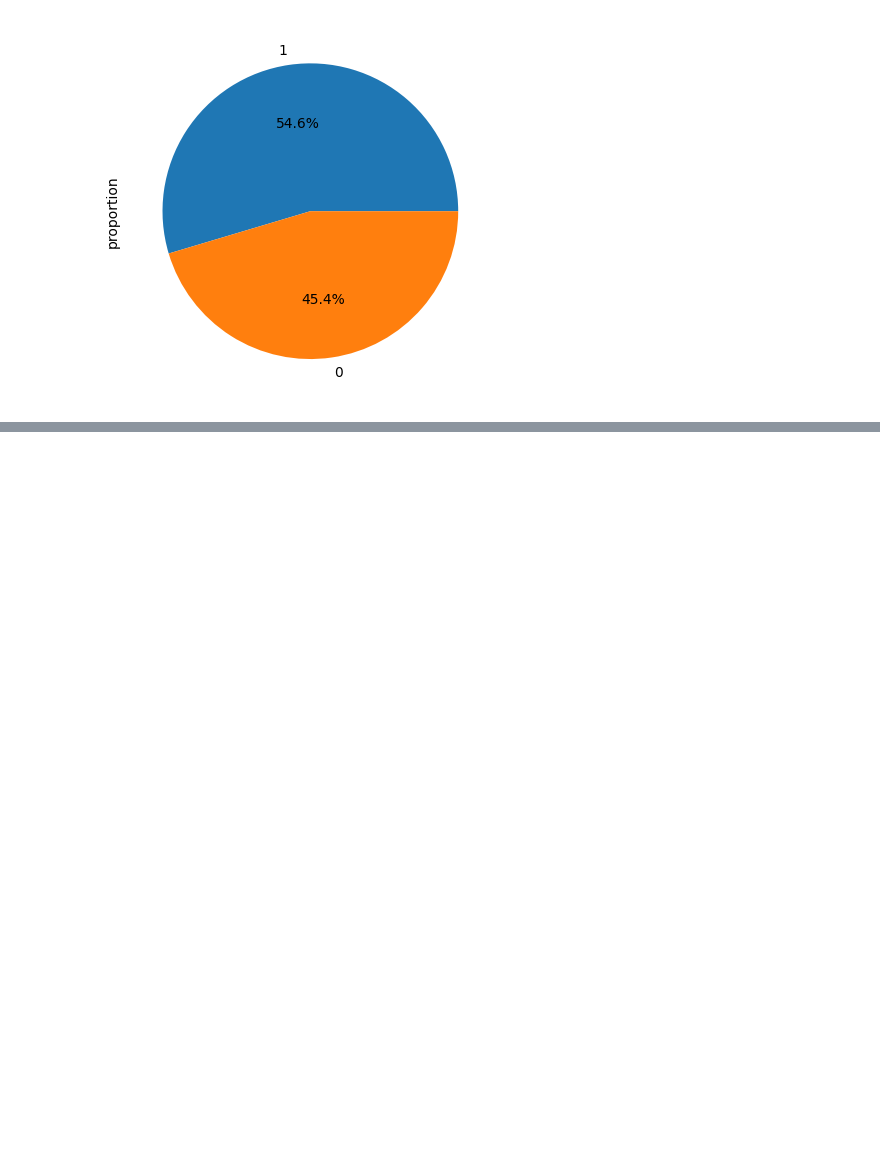
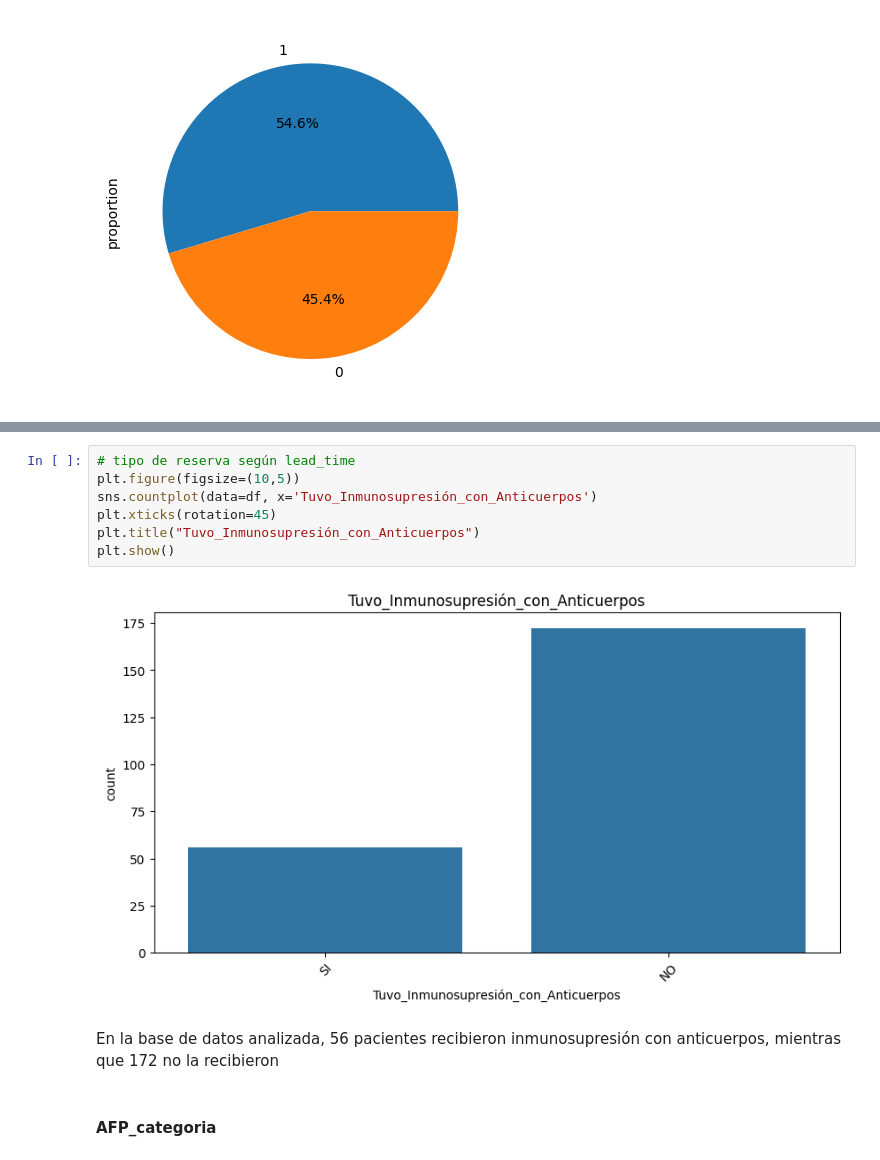
Before and after one commit to Traintain/MINE4101-202520-Proyecto-Transplantes-Hepaticos, a Jupyter notebook: BI_transplante_hepatico_JARM.ipynb, the cells around one changed output, grey strips where cells are left out. Drawn from its saved outputs; the diff is of its cells as text; blank space fills up the shorter version.

```diff
--- a/BI_transplante_hepatico_JARM.ipynb
+++ b/BI_transplante_hepatico_JARM.ipynb
@@ -1488,0 +1658,13 @@ df['¿Complicación?'].value_counts(normalize=True).plot.pie(autopct='%1.1f%%')
+# %%
+# tipo de reserva según lead_time
+plt.figure(figsize=(10,5))
+sns.countplot(data=df, x='Tuvo_Inmunosupresión_con_Anticuerpos')
+plt.xticks(rotation=45)
+plt.title("Tuvo_Inmunosupresión_con_Anticuerpos")
+plt.show()
+# %% [output]
+[figure, added]
+# %% [markdown]
+En la base de datos analizada, 56 pacientes recibieron inmunosupresión con anticuerpos, mientras que 172 no la recibieron
+# %% [markdown]
+####  AFP_categoria
```
Also changed, not shown: parts of 86 cells of this notebook.
